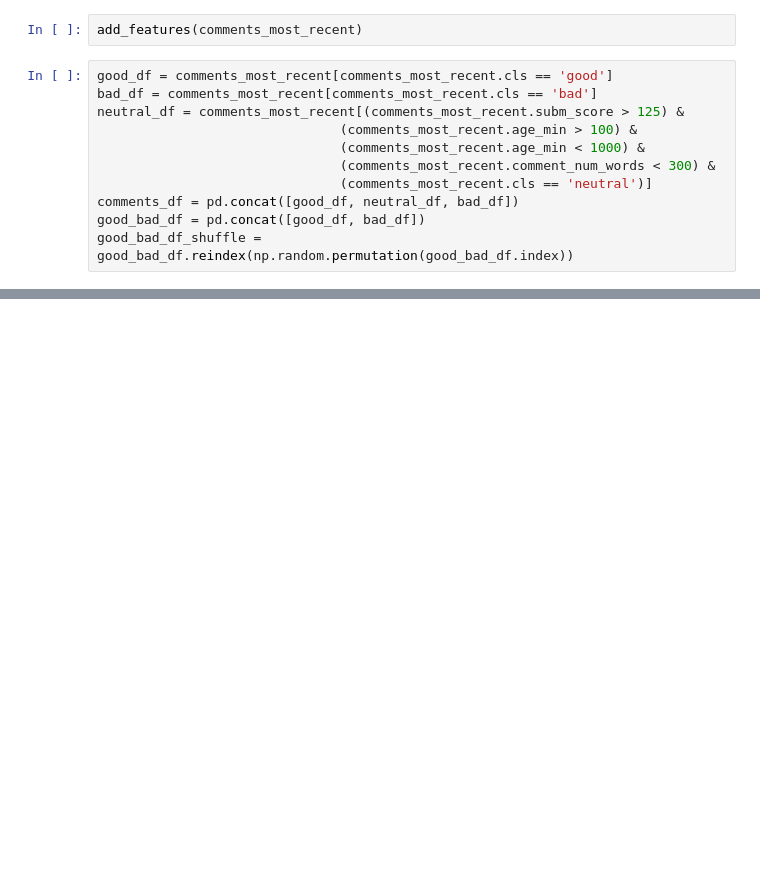
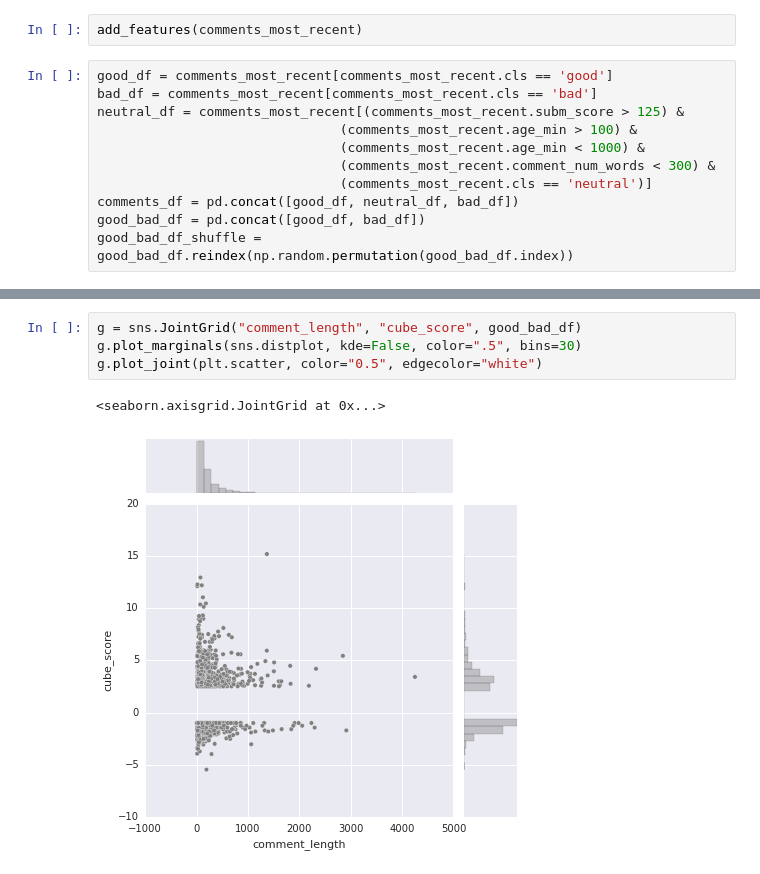
Before and after one commit to gautsi/creddit_score, a Jupyter notebook: notebooks/exp_analysis_3.ipynb, the cells around one changed output, grey strips where cells are left out. Saved outputs shown, nothing was run; the diff lists cells and outputs as text; blank space fills up the shorter version.

```diff
--- a/notebooks/exp_analysis_3.ipynb
+++ b/notebooks/exp_analysis_3.ipynb
@@ -163,0 +186,7 @@ scatter_df(
+# %%
+g = sns.JointGrid("comment_length", "cube_score", good_bad_df)
+g.plot_marginals(sns.distplot, kde=False, color=".5", bins=30)
+g.plot_joint(plt.scatter, color="0.5", edgecolor="white")
+# %% [output]
+<seaborn.axisgrid.JointGrid at 0x...>
+[figure, added]
```
Also changed, not shown: parts of 16 cells of this notebook, 2 other files.
